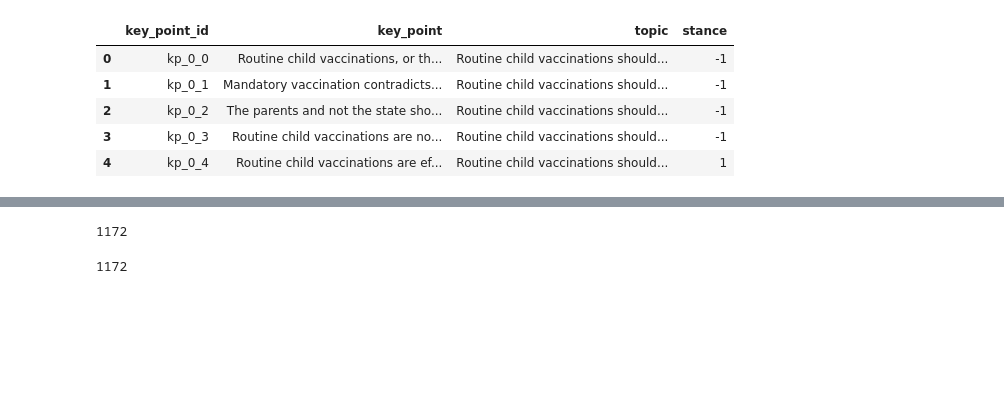
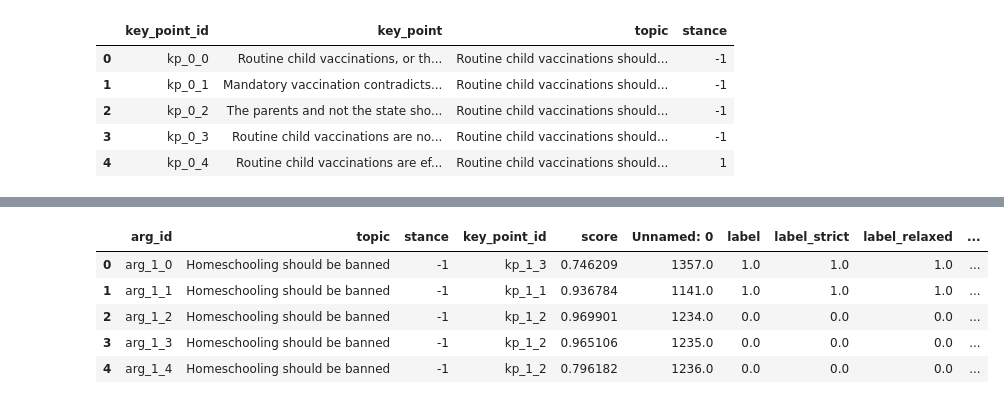
Before and after one commit to webis-de/argmining-21-keypoint-analysis-sharedtask-code, a Jupyter notebook: siamese-nn/src-ipynb/experiment-training-ensemble.ipynb, the cells around one changed output, grey strips where cells are left out. Cells and saved outputs as stored; diff of their text form; code cells hidden in the pictures; blank space fills up the shorter version.

```diff
--- a/siamese-nn/src-ipynb/experiment-training-ensemble.ipynb
+++ b/siamese-nn/src-ipynb/experiment-training-ensemble.ipynb
@@ -212,7 +365,7 @@ from sentence_transformers import SentenceTransformer, InputExample, LoggingHand
 import torch
 from track_1_kp_matching import *
 # predicting the test data
-test_keypoints_df = pd.read_csv('/workspace/project_git/keypoint-analysis-sharedtask/KPA_2021_shared_task/test_data/key_points_test.csv')
-test_arguments_df = pd.read_csv('/workspace/project_git/keypoint-analysis-sharedtask/KPA_2021_shared_task/test_data/arguments_test.csv')
+test_keypoints_df = pd.read_csv('../../KPA_2021_shared_task/test_data/key_points_test.csv')
+test_arguments_df = pd.read_csv('../../KPA_2021_shared_task/test_data/arguments_test.csv')
 preds_df = predict_models(test_arguments_df, test_keypoints_df,  '../../data/cross-validation', 'test')
 # %% [output]
@@ -249,4 +386,0 @@ mAP strict= nan ; mAP relaxed = nan
-# %%
-len(preds_df['roberta-base-contrastive-10-epochs-fold-fold-0-2021-06-24_14-14-22'])
-# %% [output]
-1172
@@ -257,4 +387,16 @@ for model in models_list:
-# %%
-len(np.mean(scores,axis=0))
-# %% [output]
-1172
+# %%
+final_pred_df = preds_df[models_list[0].split('/')[-1]].copy()
+final_pred_df['score1'] = preds_df[models_list[1].split('/')[-1]]['score']
+final_pred_df['score2'] = preds_df[models_list[2].split('/')[-1]]['score']
+final_pred_df['score3'] = preds_df[models_list[3].split('/')[-1]]['score']
+final_pred_df['score4'] = preds_df[models_list[3].split('/')[-1]]['score']
+final_pred_df['score']   = final_pred_df.apply(lambda row: np.mean([row['score'], row['score1'], row['score2'], row['score3'], row['score4']]), axis=1)
+# %%
+final_pred_df.head()
+# %% [output]
+|  | arg_id | topic | stance | key_point_id | score | Unnamed: 0 | label | label_strict | label_relaxed | ... |
+| 0 | arg_1_0 | Homeschooling should be banned | -1 | kp_1_3 | 0.746209 | 1357.0 | 1.0 | 1.0 | 1.0 | ... |
+| 1 | arg_1_1 | Homeschooling should be banned | -1 | kp_1_1 | 0.936784 | 1141.0 | 1.0 | 1.0 | 1.0 | ... |
+| 2 | arg_1_2 | Homeschooling should be banned | -1 | kp_1_2 | 0.969901 | 1234.0 | 0.0 | 0.0 | 0.0 | ... |
+| 3 | arg_1_3 | Homeschooling should be banned | -1 | kp_1_2 | 0.965106 | 1235.0 | 0.0 | 0.0 | 0.0 | ... |
+| 4 | arg_1_4 | Homeschooling should be banned | -1 | kp_1_2 | 0.796182 | 1236.0 | 0.0 | 0.0 | 0.0 | ... |
```
Also changed, not shown: parts of 17 cells of this notebook, 4 other files.
